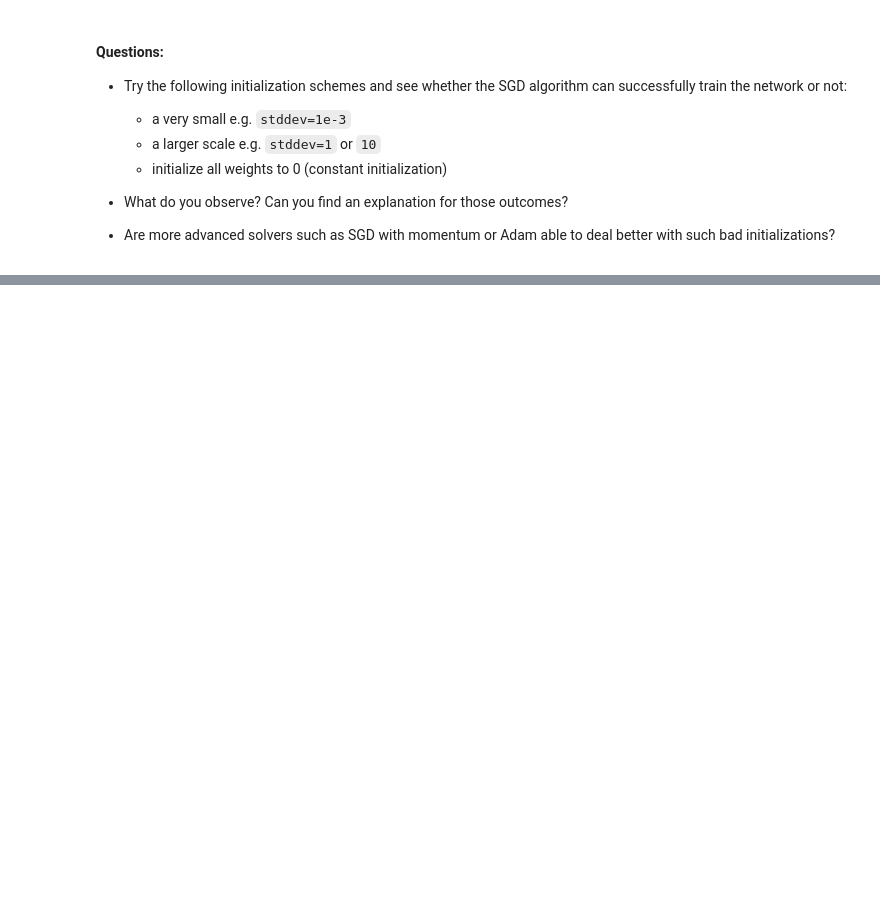
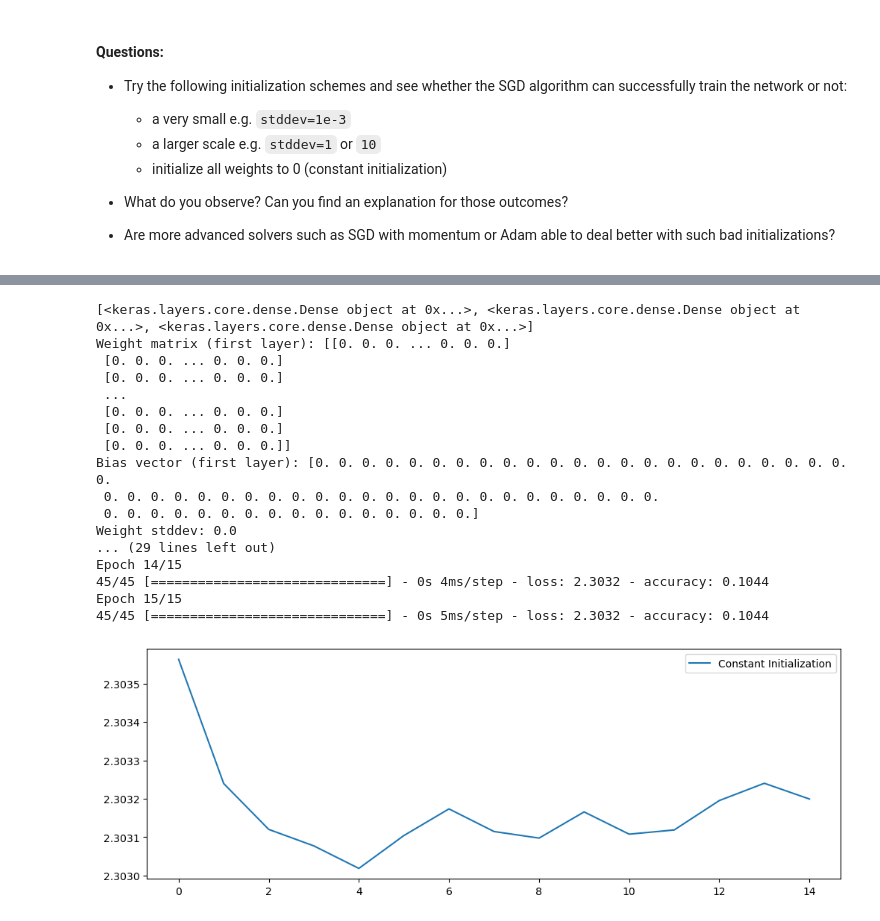
Before and after one commit to lisafeeney33/deep_learning, a Jupyter notebook: 01_materials/labs/lab_1.ipynb, the cells around one changed output, grey strips where cells are left out. Cells and saved outputs as stored; diff of their text form; code cells hidden in the pictures; blank space fills up the shorter version.

```diff
--- a/01_materials/labs/lab_1.ipynb
+++ b/01_materials/labs/lab_1.ipynb
@@ -470,0 +1148,74 @@ model.layers[0].weights
+# %%
+# Try the following initialization schemes and see whether the SGD algorithm can successfully train the network or not:
+# initialize all weights to 0 (constant initialization)
+
+from tensorflow.keras import initializers, optimizers
+from tensorflow.keras.models import Sequential
+from tensorflow.keras.layers import Dense
+import matplotlib.pyplot as plt
+
+input_dim = 64
+hidden_dim = 64
+output_dim = 10
+
+# Initialize all weights and biases to 0
+zero_init = initializers.Constant(value=0)
+
+# Build the model
+model = Sequential()
+model.add(Dense(hidden_dim, input_dim=input_dim, activation="tanh",
+                kernel_initializer=zero_init, bias_initializer=zero_init))
+model.add(Dense(hidden_dim, activation="tanh",
+                kernel_initializer=zero_init, bias_initializer=zero_init))
+model.add(Dense(output_dim, activation="softmax",
+                kernel_initializer=zero_init, bias_initializer=zero_init))
+
+# Compile the model
+model.compile(optimizer=optimizers.SGD(learning_rate=0.1),
+              loss='categorical_crossentropy', metrics=['accuracy'])
+
+# Inspect the model layers
+print(model.layers)
+
+# Check the weights of the first layer
+w = model.layers[0].weights[0].numpy()  # Weights
+b = model.layers[0].weights[1].numpy()  # Biases
+
+print("Weight matrix (first layer):", w)
+print("Bias vector (first layer):", b)
+
+# Ensure weights and biases are initialized to 0
+print("Weight stddev:", w.std())  # Should be 0
+print("Bias values:", b)          # Should be 0
+
+# Train the model
+history = model.fit(X_train, y_train, epochs=15, batch_size=32)
+
+# Plot the loss
+plt.figure(figsize=(12, 4))
+plt.plot(history.history['loss'], label="Constant Initialization")
+plt.legend()
+plt.show()
+
+# Inspect the updated weights after training
+updated_weights = model.layers[0].weights
+print("Updated weights (after training):", updated_weights)
+# %% [output]
+[<keras.layers.core.dense.Dense object at 0x...>, <keras.layers.core.dense.Dense object at 0x...>, <keras.layers.core.dense.Dense object at 0x...>]
+Weight matrix (first layer): [[0. 0. 0. ... 0. 0. 0.]
+ [0. 0. 0. ... 0. 0. 0.]
+ [0. 0. 0. ... 0. 0. 0.]
+ ...
+ [0. 0. 0. ... 0. 0. 0.]
+ [0. 0. 0. ... 0. 0. 0.]
+ [0. 0. 0. ... 0. 0. 0.]]
+Bias vector (first layer): [0. 0. 0. 0. 0. 0. 0. 0. 0. 0. 0. 0. 0. 0. 0. 0. 0. 0. 0. 0. 0. 0. 0. 0.
+ 0. 0. 0. 0. 0. 0. 0. 0. 0. 0. 0. 0. 0. 0. 0. 0. 0. 0. 0. 0. 0. 0. 0. 0.
+ 0. 0. 0. 0. 0. 0. 0. 0. 0. 0. 0. 0. 0. 0. 0. 0.]
+Weight stddev: 0.0
+... (29 lines left out)
+Epoch 14/15
+45/45 [==============================] - 0s 4ms/step - loss: 2.3032 - accuracy: 0.1044
+Epoch 15/15
+45/45 [==============================] - 0s 5ms/step - loss: 2.3032 - accuracy: 0.1044
+[figure, added]
```
Also changed, not shown: parts of 35 cells of this notebook.
